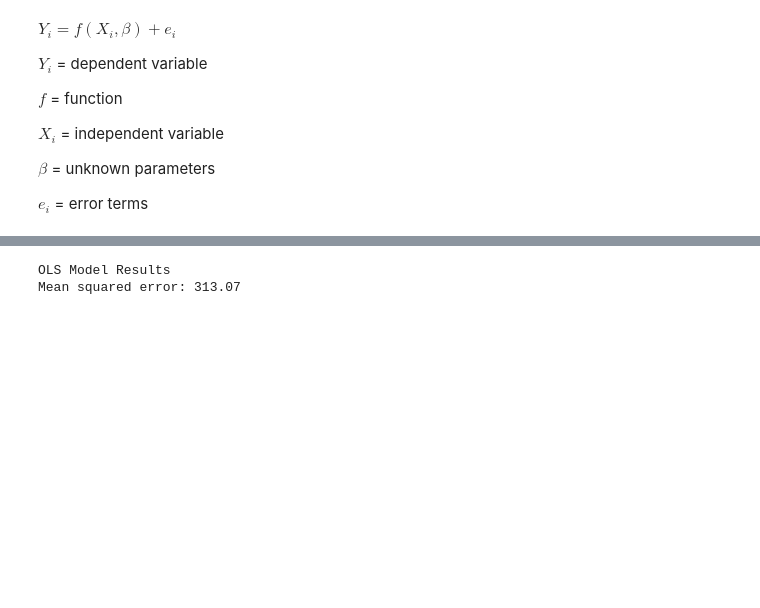
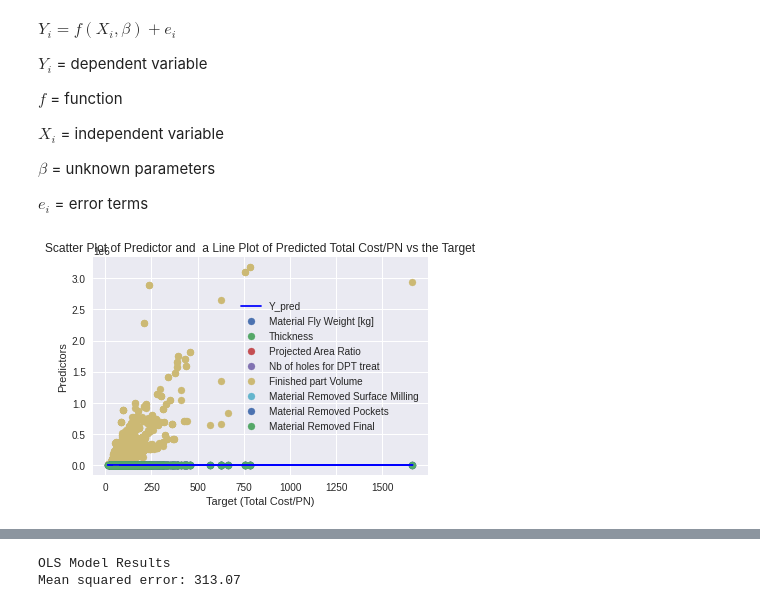
Before and after one commit to sam505/Machine_Learning, a Jupyter notebook: Predictive_Analysis.ipynb, the cells around one changed output, grey strips where cells are left out. Drawn from its saved outputs; the diff is of its cells as text; code cells hidden in the pictures; blank space fills up the shorter version.

```diff
--- a/Predictive_Analysis.ipynb
+++ b/Predictive_Analysis.ipynb
@@ -559,6 +559,30 @@ $X_i$	=	independent variable
 $\beta$	=	unknown parameters
 
 $e_i$	=	error terms
+# %%
+# Obtain the intercept and predictors coefficient values
+intercept = history.intercept_
+coefficients = history.coef_
+
+# Make predictions using the regression equation
+y_pred_vals = np.zeros(len(df_test))+intercept
+for idx in range(len(coefficients)):
+  y_pred_vals + coefficients[idx] *  df_test[predictors[idx]]
+
+# Calculate the value of the y_pred
+for idx in range(len(predictors)):
+  y_pred = model.predict(X_test)
+  plt.scatter(df_test[target], df_test[predictors[idx]], label=predictors[idx])
+
+# Plotting
+plt.plot(df_test[target], y_pred_vals, color ='b', label="Y_pred")
+plt.title(f"Scatter Plot of Predictor and  a Line Plot of Predicted {target} vs the Target")
+plt.ylabel("Predictors")
+plt.xlabel(f"Target ({target})")
+plt.legend()
+plt.show()
+# %% [output]
+[figure, added]
 # %%
 ols = sm.OLS(y_train, X_train)
 ols_result = ols.fit()
```
Also changed, not shown: parts of 2 cells of this notebook.
